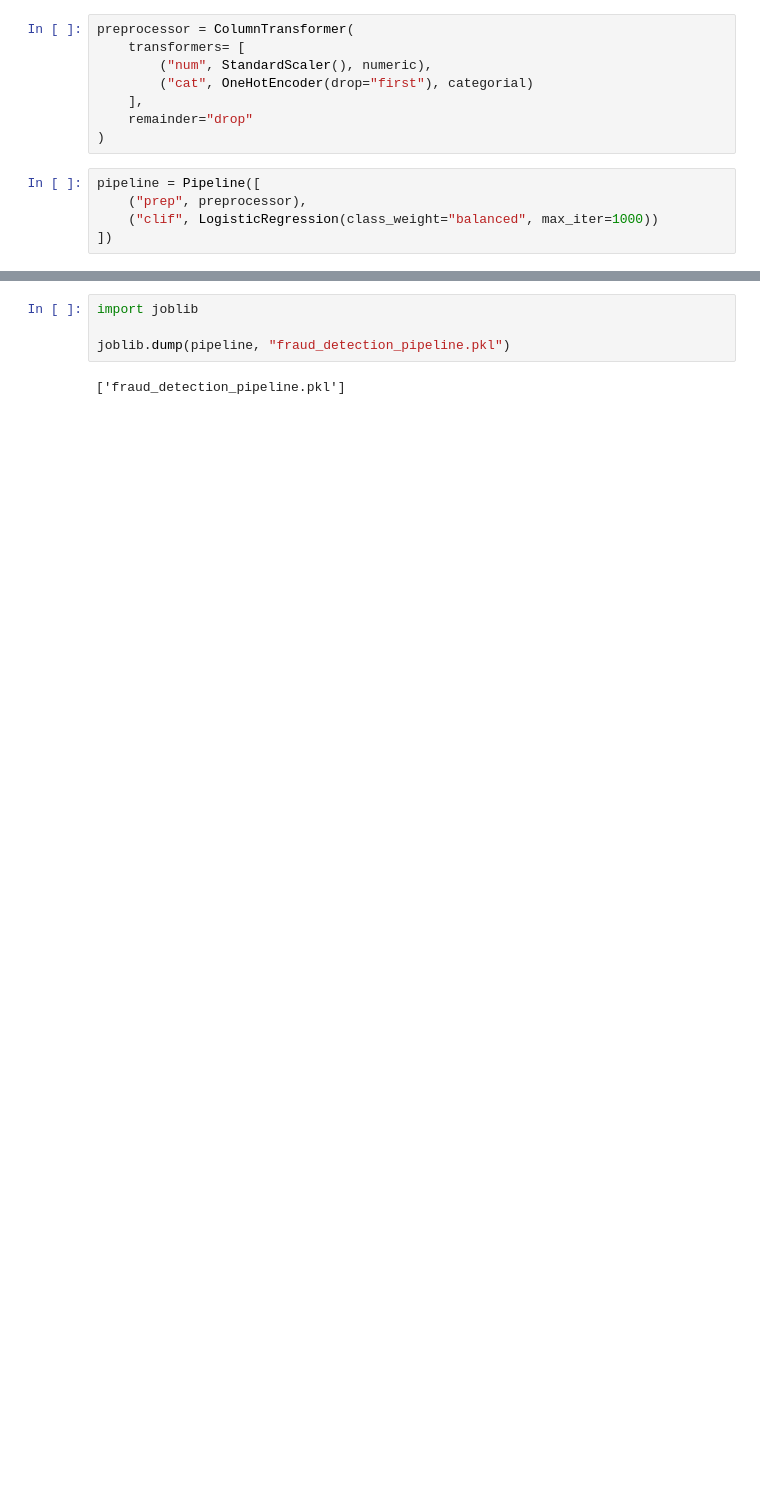
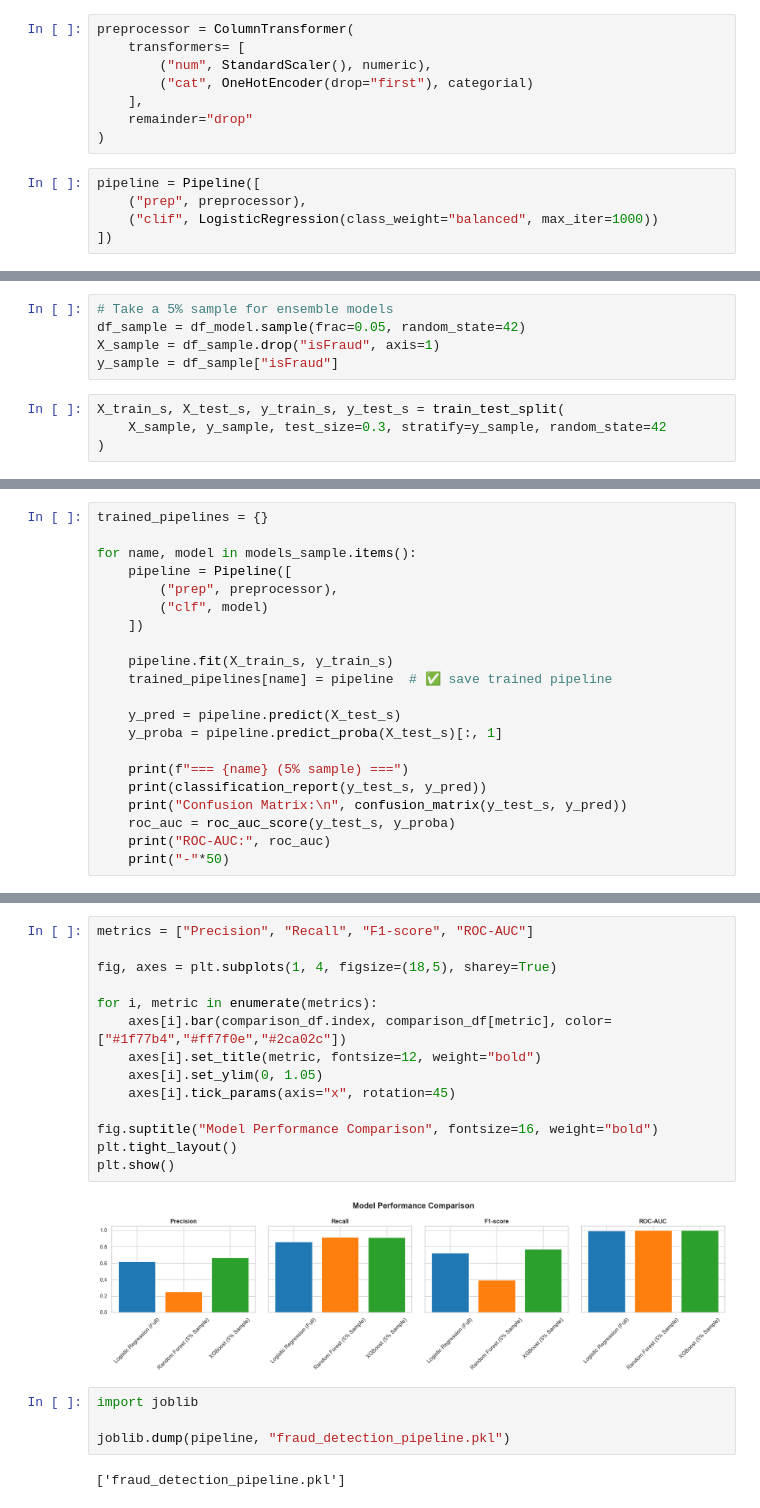
Before and after one commit to SubhadeepMondal2023/banking_management_system, a Jupyter notebook: Fraud_detection/ananlysis_model.ipynb, the cells around one changed output, grey strips where cells are left out. Drawn from its saved outputs; the diff is of its cells as text; blank space fills up the shorter version.

Commit message:
added model comparison

```diff
--- a/Fraud_detection/ananlysis_model.ipynb
+++ b/Fraud_detection/ananlysis_model.ipynb
@@ -358,0 +373,9 @@ array([[1802196,  104126],
+# %%
+# Take a 5% sample for ensemble models
+df_sample = df_model.sample(frac=0.05, random_state=42)
+X_sample = df_sample.drop("isFraud", axis=1)
+y_sample = df_sample["isFraud"]
+# %%
+X_train_s, X_test_s, y_train_s, y_test_s = train_test_split(
+    X_sample, y_sample, test_size=0.3, stratify=y_sample, random_state=42
+)
@@ -358,0 +402,21 @@ array([[1802196,  104126],
+# %%
+trained_pipelines = {}
+
+for name, model in models_sample.items():
+    pipeline = Pipeline([
+        ("prep", preprocessor),
+        ("clf", model)
+    ])
+
+    pipeline.fit(X_train_s, y_train_s)
+    trained_pipelines[name] = pipeline  # ✅ save trained pipeline
+
+    y_pred = pipeline.predict(X_test_s)
+    y_proba = pipeline.predict_proba(X_test_s)[:, 1]
+
+    print(f"=== {name} (5% sample) ===")
+    print(classification_report(y_test_s, y_pred))
+    print("Confusion Matrix:\n", confusion_matrix(y_test_s, y_pred))
+    roc_auc = roc_auc_score(y_test_s, y_proba)
+    print("ROC-AUC:", roc_auc)
+    print("-"*50)
@@ -359,3 +478,19 @@ array([[1802196,  104126],
+# %%
+metrics = ["Precision", "Recall", "F1-score", "ROC-AUC"]
+
+fig, axes = plt.subplots(1, 4, figsize=(18,5), sharey=True)
+
+for i, metric in enumerate(metrics):
+    axes[i].bar(comparison_df.index, comparison_df[metric], color=["#1f77b4","#ff7f0e","#2ca02c"])
+    axes[i].set_title(metric, fontsize=12, weight="bold")
+    axes[i].set_ylim(0, 1.05)
+    axes[i].tick_params(axis="x", rotation=45)
+
+fig.suptitle("Model Performance Comparison", fontsize=16, weight="bold")
+plt.tight_layout()
+plt.show()
+# %% [output]
+[figure, added]
 # %%
 import joblib
 
```
Also changed, not shown: parts of 11 cells of this notebook, 3 other files.
